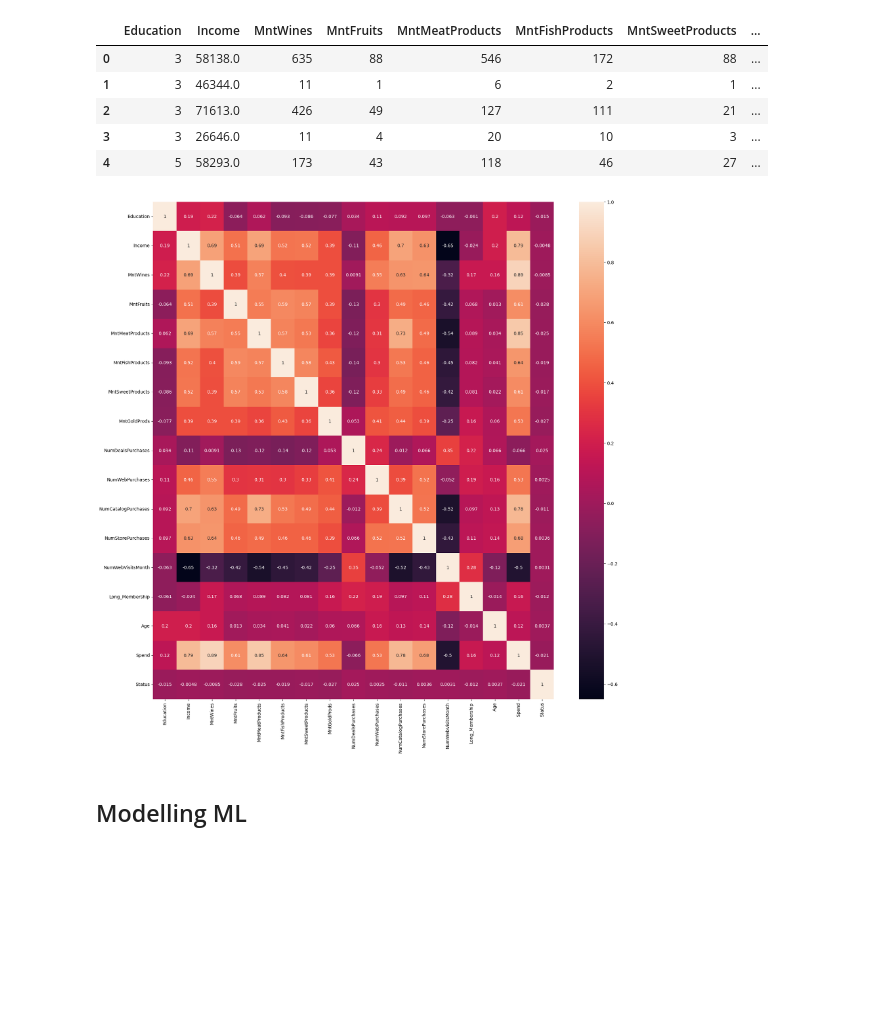
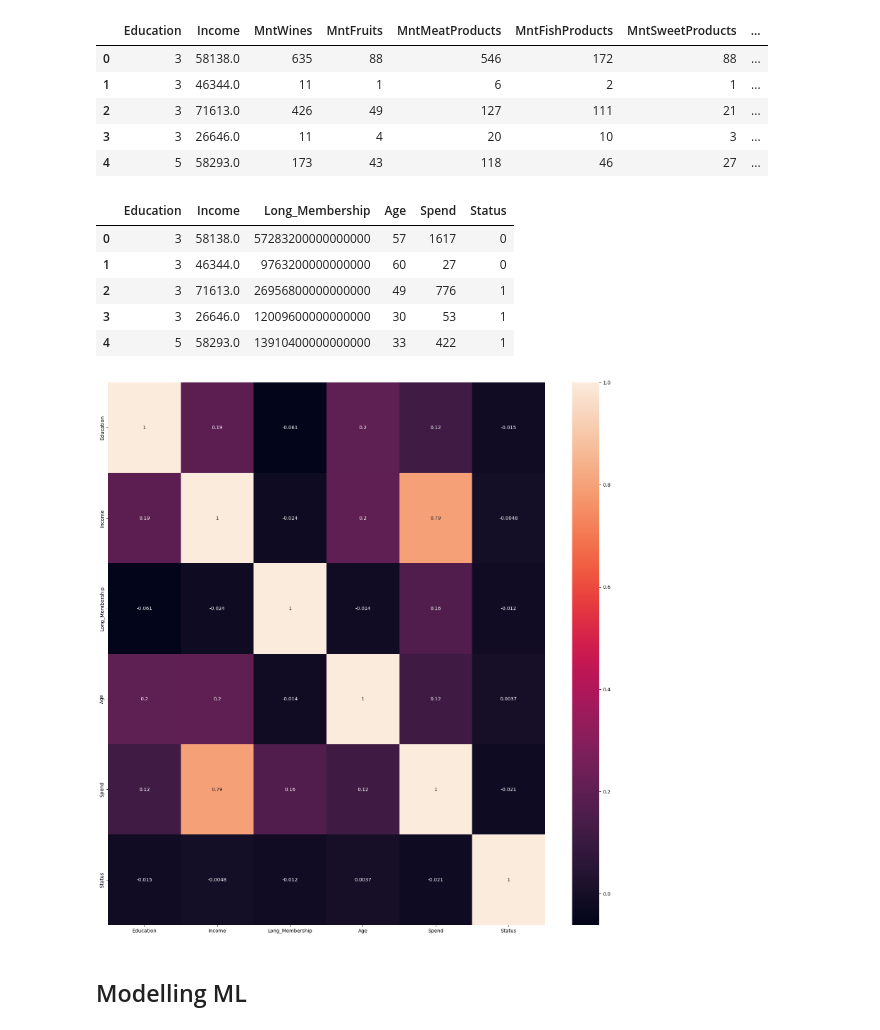
Before and after one commit to ddedida/machine-learning, a Jupyter notebook: customer-personality-analysis/customer-personality-analysis.ipynb, the cells around one changed output. Drawn from its saved outputs; the diff is of its cells as text; code cells hidden in the pictures; blank space fills up the shorter version.

```diff
--- a/customer-personality-analysis/customer-personality-analysis.ipynb
+++ b/customer-personality-analysis/customer-personality-analysis.ipynb
@@ -198,6 +198,17 @@ df.head()
 | 2 | 3 | 71613.0 | 426 | 49 | 127 | 111 | 21 | ... |
 | 3 | 3 | 26646.0 | 11 | 4 | 20 | 10 | 3 | ... |
 | 4 | 5 | 58293.0 | 173 | 43 | 118 | 46 | 27 | ... |
+# %%
+drop_attributes = ['MntWines', 'MntFruits', 'MntMeatProducts', 'MntFishProducts', 'MntSweetProducts', 'MntGoldProds', 'NumDealsPurchases', 'NumWebPurchases', 'NumCatalogPurchases', 'NumStorePurchases', 'NumWebVisitsMonth']
+df.drop(columns=drop_attributes, inplace=True)
+df.head()
+# %% [output]
+|  | Education | Income | Long_Membership | Age | Spend | Status |
+| 0 | 3 | 58138.0 | 57283200000000000 | 57 | 1617 | 0 |
+| 1 | 3 | 46344.0 | 9763200000000000 | 60 | 27 | 0 |
+| 2 | 3 | 71613.0 | 26956800000000000 | 49 | 776 | 1 |
+| 3 | 3 | 26646.0 | 12009600000000000 | 30 | 53 | 1 |
+| 4 | 5 | 58293.0 | 13910400000000000 | 33 | 422 | 1 |
 # %%
 corr = df.corr()
 plt.figure(figsize=(20,20))
@@ -205,6 +216,6 @@ sns.heatmap(corr, annot=True)
 
 plt.show()
 # %% [output]
-[figure, old version]
+[figure, new version]
 # %% [markdown]
 ## Modelling ML
```
Also changed, not shown: parts of 7 cells of this notebook.
